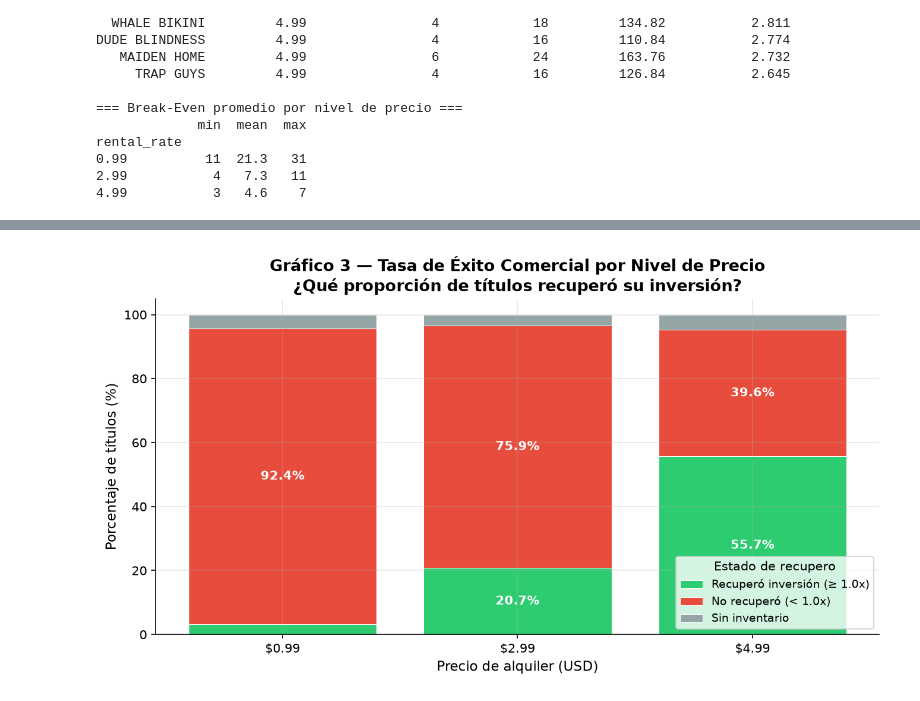
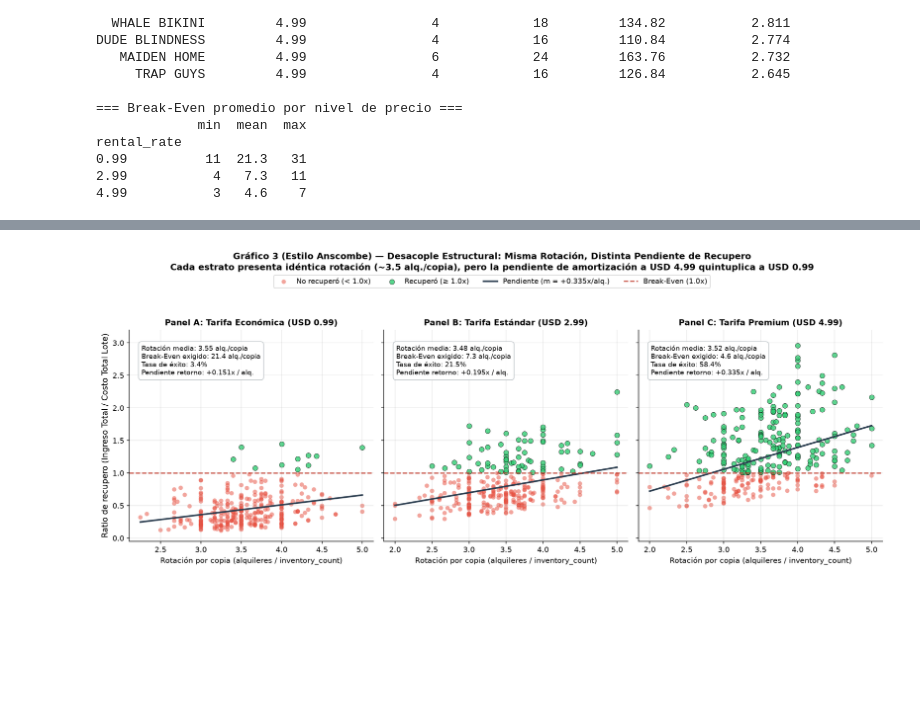
Before and after one commit to BUGn92/TP2SeminarioBD, a Jupyter notebook: notebooks/analisis.ipynb, the cells around one changed output, grey strips where cells are left out. Saved outputs shown, nothing was run; the diff lists cells and outputs as text; code cells hidden in the pictures; blank space fills up the shorter version.

```diff
--- a/notebooks/analisis.ipynb
+++ b/notebooks/analisis.ipynb
@@ -908,51 +964,74 @@ o carece de stock. La lectura directa responde visualmente la pregunta de negoci
 # %%
-# ─── Gráfico 3: Barras apiladas — Tasa de Éxito por Nivel de Precio ─────────
+# ─── Gráfico 3 (Estilo Anscombe): Desacople de Demanda y Recupero por Precio ──
+fig, axes = plt.subplots(1, 3, figsize=(15, 5.5), sharey=True)
 precios = [0.99, 2.99, 4.99]
-etiquetas_precio = ['$0.99', '$2.99', '$4.99']
+titulos_paneles = [
+    'Panel A: Tarifa Económica (USD 0.99)',
+    'Panel B: Tarifa Estándar (USD 2.99)',
+    'Panel C: Tarifa Premium (USD 4.99)'
+]
 
-estados_orden = ['Recuperó inversión (≥ 1.0x)', 'No recuperó (< 1.0x)', 'Sin inventario']
-colores_barras = ['#2ecc71', '#e74c3c', '#95a5a6']
+df_con_stock = df_trabajo[df_trabajo['inventory_count'] > 0].copy()
 
-tabla = {}
-for precio in precios:
-    sub = df_trabajo[df_trabajo['rental_rate'] == precio]
-    total = len(sub)
-    tabla[precio] = {e: (sub['estado_recupero'] == e).sum() / total * 100
-                     for e in estados_orden}
+for i, (precio, ax, tit) in enumerate(zip(precios, axes, titulos_paneles)):
+    sub = df_con_stock[df_con_stock['rental_rate'] == precio]
+    x = sub['alquileres_por_copia']
+    y = sub['ratio_recupero']
 
-fig, ax = plt.subplots(figsize=(9, 5))
-bottom = np.zeros(len(precios))
+    # Puntos de dispersión segmentados por estado
+    recup_mask = sub['ratio_recupero'] >= 1.0
+    ax.scatter(x[~recup_mask], y[~recup_mask], color='#e74c3c', alpha=0.50, s=35, edgecolors='none', label='No recuperó (< 1.0x)')
+    ax.scatter(x[recup_mask], y[recup_mask], color='#2ecc71', alpha=0.80, s=45, edgecolors='black', linewidth=0.5, label='Recuperó (≥ 1.0x)')
 
-for estado, color in zip(estados_orden, colores_barras):
-    vals = np.array([tabla[p][estado] for p in precios])
-    bars = ax.bar(etiquetas_precio, vals, bottom=bottom,
-                  color=color, label=estado, edgecolor='white', linewidth=0.5)
-    for bar, val in zip(bars, vals):
-        if val > 5:
-            ax.text(
-                bar.get_x() + bar.get_width() / 2,
-                bar.get_y() + bar.get_height() / 2,
-                f'{val:.1f}%',
-                ha='center', va='center',
-                fontsize=10, color='white', fontweight='bold'
-            )
-    bottom += vals
+    # Recta de regresión / tendencia económica local
+    slope, intercept, r_val, p_val, std_err = stats.linregress(x, y)
+    x_line = np.linspace(x.min(), x.max(), 100)
+    y_line = slope * x_line + intercept
+    ax.plot(x_line, y_line, color='#2c3e50', linestyle='-', linewidth=2.2, label=f'Pendiente (m = +{slope:.3f}x/alq.)')
 
-ax.set_ylim(0, 105)
-ax.set_xlabel('Precio de alquiler (USD)', fontsize=11)
-ax.set_ylabel('Porcentaje de títulos (%)', fontsize=11)
-ax.set_title(
-    'Gráfico 3 — Tasa de Éxito Comercial por Nivel de Precio\n'
-    '¿Qué proporción de títulos recuperó su inversión?',
-    fontsize=13, fontweight='bold'
+    # Línea de Break-even (1.0x)
+    ax.axhline(1.0, color='#c0392b', linestyle='--', linewidth=1.6, alpha=0.9, label='Break-Even (1.0x)')
+
+    # Cuadro informativo de estadísticas del estrato
+    exito_pct = (recup_mask.sum() / len(sub)) * 100
+    be_medio = sub['breakeven_alquileres'].mean()
+    rot_media = x.mean()
+
+    info_text = (
+        f'Rotación media: {rot_media:.2f} alq./copia\n'
+        f'Break-Even exigido: {be_medio:.1f} alq./copia\n'
+        f'Tasa de éxito: {exito_pct:.1f}%\n'
+        f'Pendiente retorno: +{slope:.3f}x / alq.'
+    )
+    ax.text(
+        0.05, 0.93, info_text, transform=ax.transAxes,
+        fontsize=9, verticalalignment='top',
+        bbox=dict(boxstyle='round,pad=0.45', facecolor='white', alpha=0.90, edgecolor='#bdc3c7')
+    )
+
+    ax.set_title(tit, fontsize=11, fontweight='bold')
+    ax.set_xlabel('Rotación por copia (alquileres / inventory_count)', fontsize=10)
+    ax.grid(True, alpha=0.3)
+
+axes[0].set_ylabel('Ratio de recupero (Ingreso Total / Costo Total Lote)', fontsize=11)
+axes[0].set_ylim(-0.05, 3.2)
+
+# Leyenda unificada
+handles, labels = axes[2].get_legend_handles_labels()
+by_label = dict(zip(labels, handles))
+fig.legend(by_label.values(), by_label.keys(), loc='upper center', bbox_to_anchor=(0.5, 1.03), ncol=4, fontsize=9.5)
+
+plt.suptitle(
+    'Gráfico 3 (Estilo Anscombe) — Desacople Estructural: Misma Rotación, Distinta Pendiente de Recupero\n'
+    'Cada estrato presenta idéntica rotación (~3.5 alq./copia), pero la pendiente de amortización a USD 4.99 quintuplica a USD 0.99',
+    fontsize=12, fontweight='bold', y=1.10
 )
-ax.legend(title='Estado de recupero', loc='lower right', fontsize=9)
 
 plt.tight_layout()
-ruta_g3 = '../graficos/g3_tasa_exito_por_precio.png'
+ruta_g3 = '../graficos/g3_anscombe_recupero_por_precio.png'
 plt.savefig(ruta_g3, dpi=150, bbox_inches='tight')
 plt.close()
 display(IPImage(ruta_g3))
 print(f'Guardado: {ruta_g3}')
 # %% [output]
-[figure, old version]
+[figure, new version]
```
Also changed, not shown: parts of 11 cells of this notebook, 4 other files.
